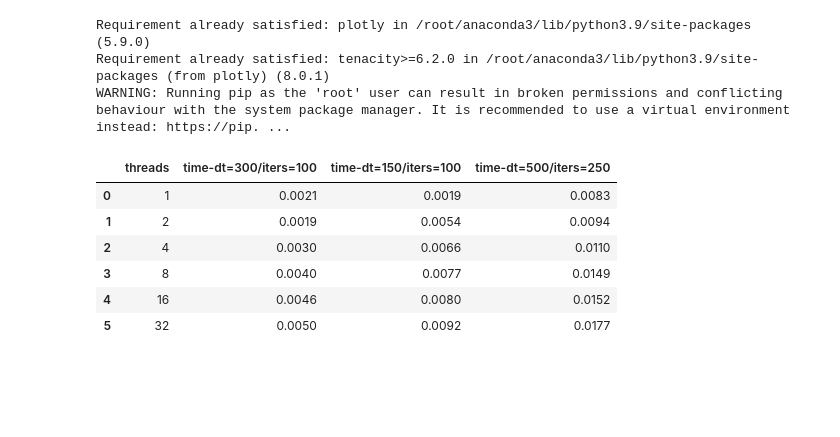
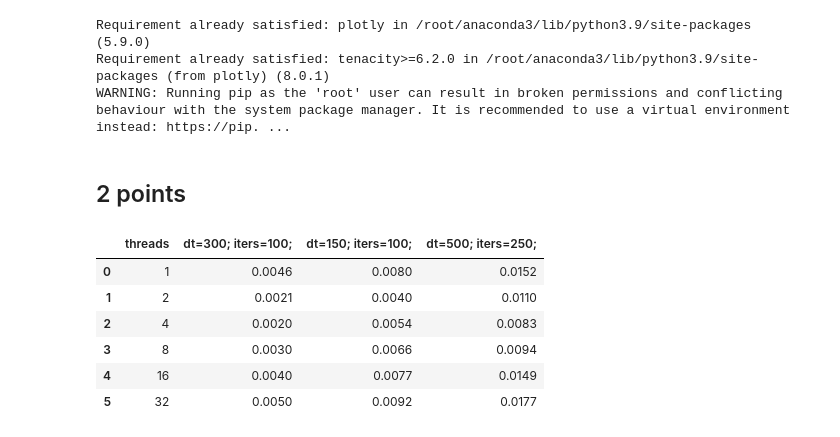
Before and after one commit to TatyanaKonina/mystery-cpp-task, a Jupyter notebook: charts.ipynb, the cells around one changed output. Saved outputs shown, nothing was run; the diff lists cells and outputs as text; code cells hidden in the pictures; blank space fills up the shorter version.

```diff
--- a/charts.ipynb
+++ b/charts.ipynb
@@ -15,15 +14,18 @@ import plotly.graph_objs as go
+# %% [markdown]
+## 2 points
 # %%
-data = pd.DataFrame({'threads': [1,2,4,8,16,32],
-                     'time-dt=300/iters=100': [0.0021,0.0019, 0.003, 0.004, 0.0046, 0.005],
-                     'time-dt=150/iters=100': [0.0019, 0.0054, 0.0066, 0.0077, 0.008, 0.0092],
-                     'time-dt=500/iters=250': [0.0083, 0.0094, 0.011, 0.0149, 0.0152, 0.0177]})
+data_2p = pd.DataFrame({'threads': [1,2,4,8,16,32],
+                     'dt=300; iters=100;': [0.0046, 0.0021, 0.002, 0.003, 0.004, 0.005],
+                     'dt=150; iters=100;': [0.008, 0.004, 0.0054, 0.0066, 0.0077, 0.0092],
+                     'dt=500; iters=250;': [0.0152, 0.011, 0.0083, 0.0094, 0.0149, 0.0177],
+                     })
 
-data
+data_2p
 # %% [output]
-|  | threads | time-dt=300/iters=100 | time-dt=150/iters=100 | time-dt=500/iters=250 |
-| 0 | 1 | 0.0021 | 0.0019 | 0.0083 |
-| 1 | 2 | 0.0019 | 0.0054 | 0.0094 |
-| 2 | 4 | 0.0030 | 0.0066 | 0.0110 |
-| 3 | 8 | 0.0040 | 0.0077 | 0.0149 |
-| 4 | 16 | 0.0046 | 0.0080 | 0.0152 |
+|  | threads | dt=300; iters=100; | dt=150; iters=100; | dt=500; iters=250; |
+| 0 | 1 | 0.0046 | 0.0080 | 0.0152 |
+| 1 | 2 | 0.0021 | 0.0040 | 0.0110 |
+| 2 | 4 | 0.0020 | 0.0054 | 0.0083 |
+| 3 | 8 | 0.0030 | 0.0066 | 0.0094 |
+| 4 | 16 | 0.0040 | 0.0077 | 0.0149 |
 | 5 | 32 | 0.0050 | 0.0092 | 0.0177 |
```
Also changed, not shown: parts of 10 cells of this notebook, 12 other files.
